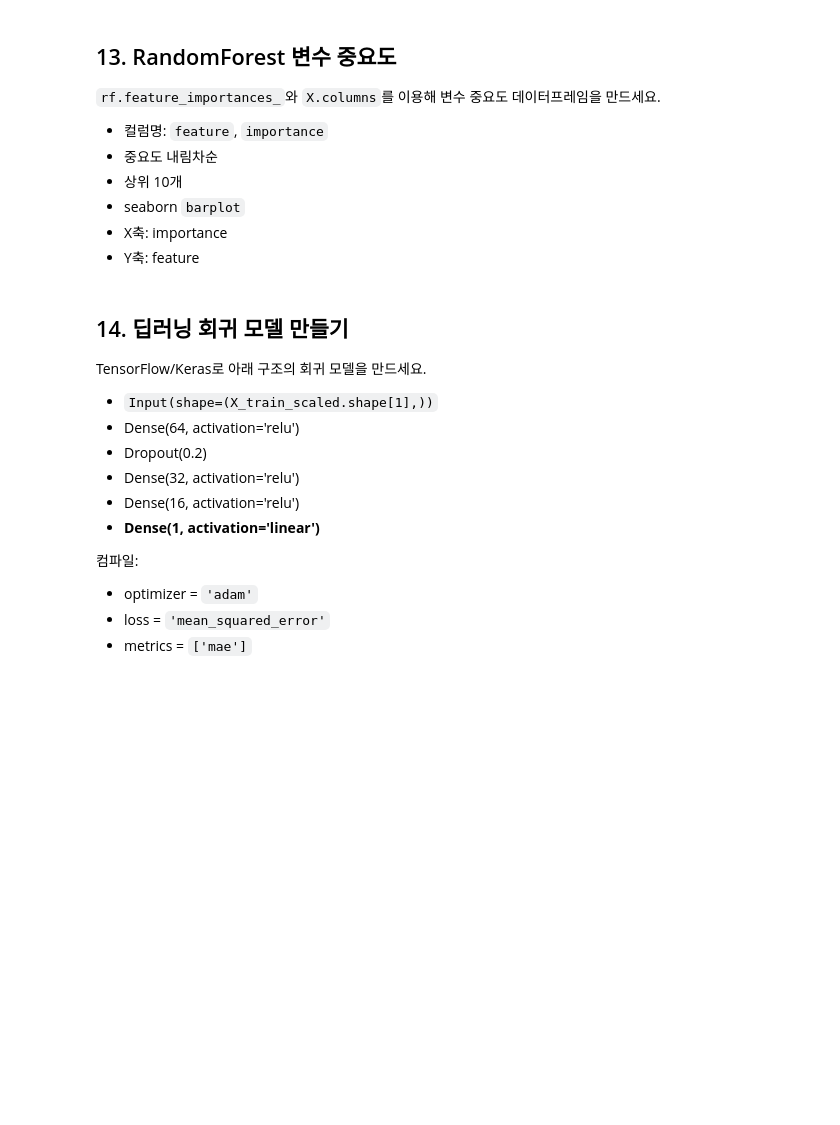
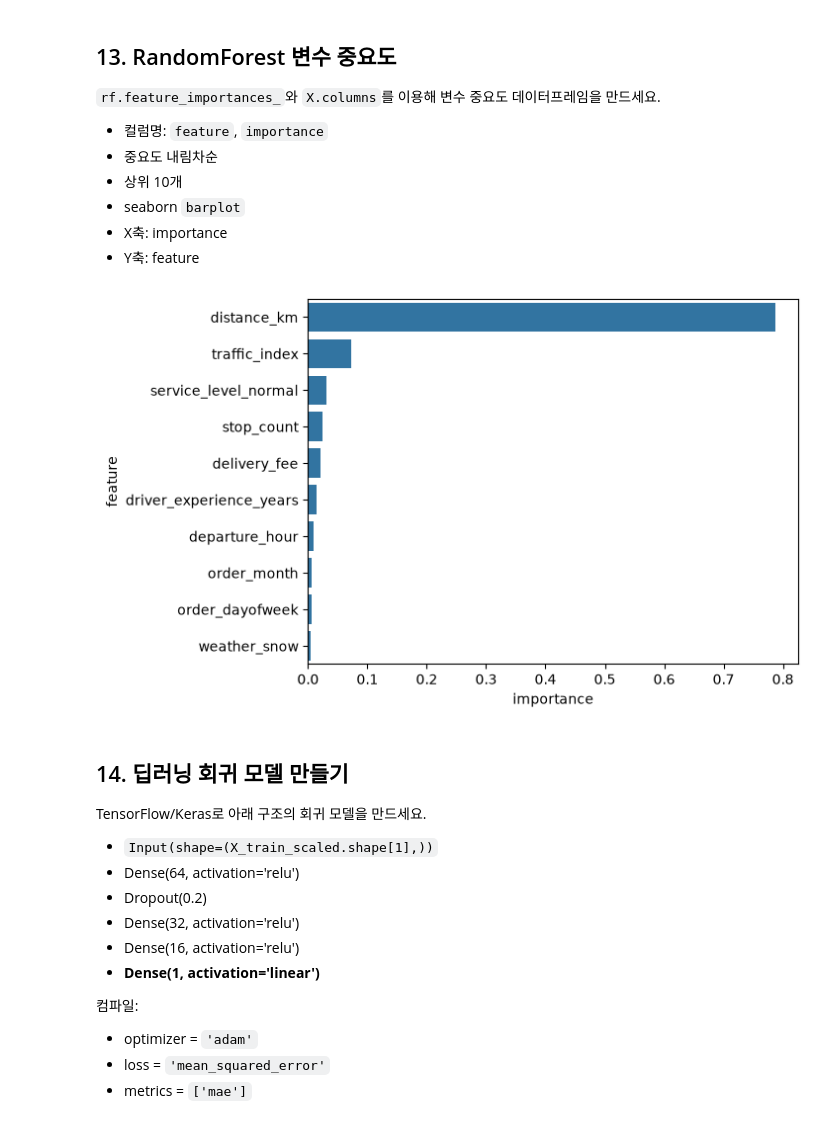
Before and after one commit to Lui-die-lui/aice-associate-study, a Jupyter notebook: DAY17/day17-1.ipynb, the cells around one changed output. Cells and saved outputs as stored; diff of their text form; code cells hidden in the pictures; blank space fills up the shorter version.

```diff
--- a/DAY17/day17-1.ipynb
+++ b/DAY17/day17-1.ipynb
@@ -418,10 +418,17 @@ rf : mae = 8.801619783257612 , rmse = 10.880772978828087 , r2 = 0.87835012528147
 - Y축: feature
 # %%
 # 여기에 답안코드를 작성하고 실행하세요
-pd.DataFrame({
+fi = pd.DataFrame({
   'feature':X.columns,
   'importance':rf.feature_importances_
 })
+
+fi = fi.sort_values(by='importance', ascending=False).head(10)
+
+sns.barplot(data=fi, x='importance', y='feature')
+plt.show()
+# %% [output]
+[figure, added]
 # %% [markdown]
 ## 14. 딥러닝 회귀 모델 만들기
 
```
Also changed, not shown: parts of 5 cells of this notebook, 3 other files.
